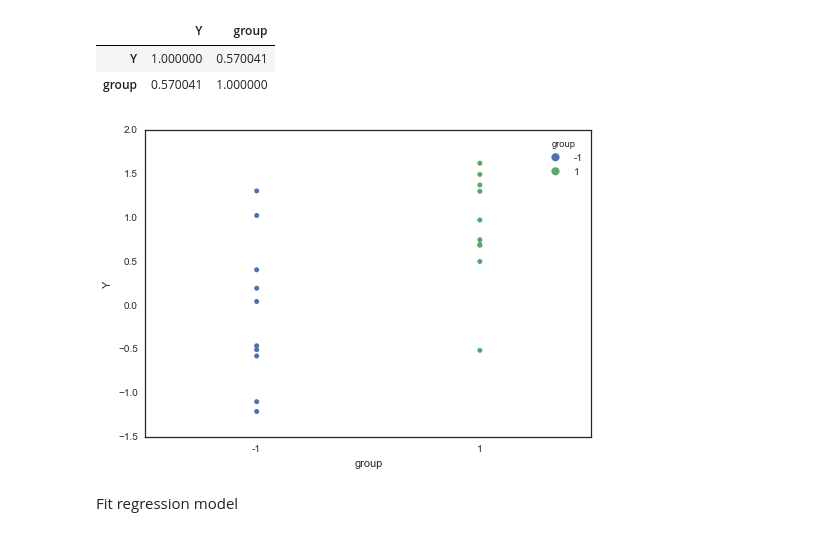
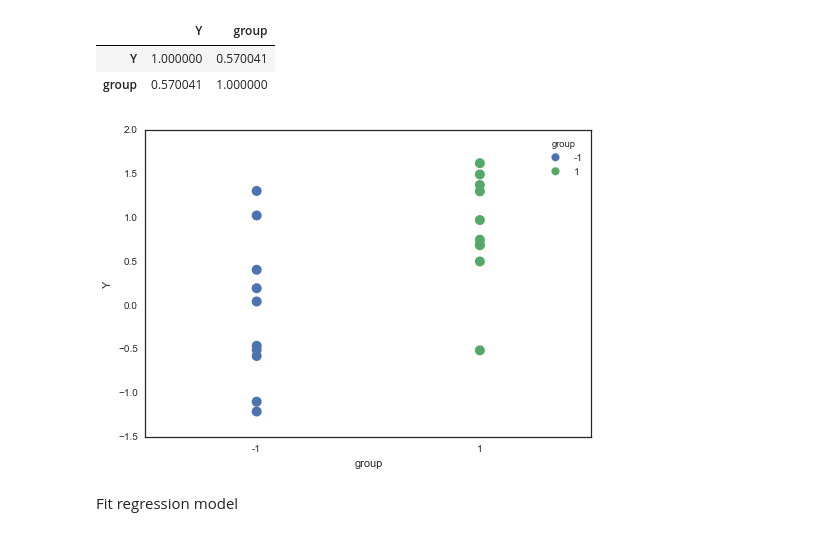
Before and after one commit to Bio204-class/bio204-notebooks, a Jupyter notebook: 2016-04-25-Parallels-Regression-and-ANOVA.ipynb, the cells around one changed output. Drawn from its saved outputs; the diff is of its cells as text; code cells hidden in the pictures.

```diff
--- a/2016-04-25-Parallels-Regression-and-ANOVA.ipynb
+++ b/2016-04-25-Parallels-Regression-and-ANOVA.ipynb
@@ -159,10 +159,10 @@ data.corr()
 | Y | 1.000000 | 0.570041 |
 | group | 0.570041 | 1.000000 |
 # %%
-sbn.stripplot(x="group", y="Y", hue="group", data=data)
+sbn.stripplot(x="group", y="Y", hue="group", data=data,s=10)
 pass
 # %% [output]
-[figure, old version]
+[figure, new version]
 # %% [markdown]
 Fit regression model
 # %%
```
Also changed, not shown: parts of 2 cells of this notebook, 6 other files.
